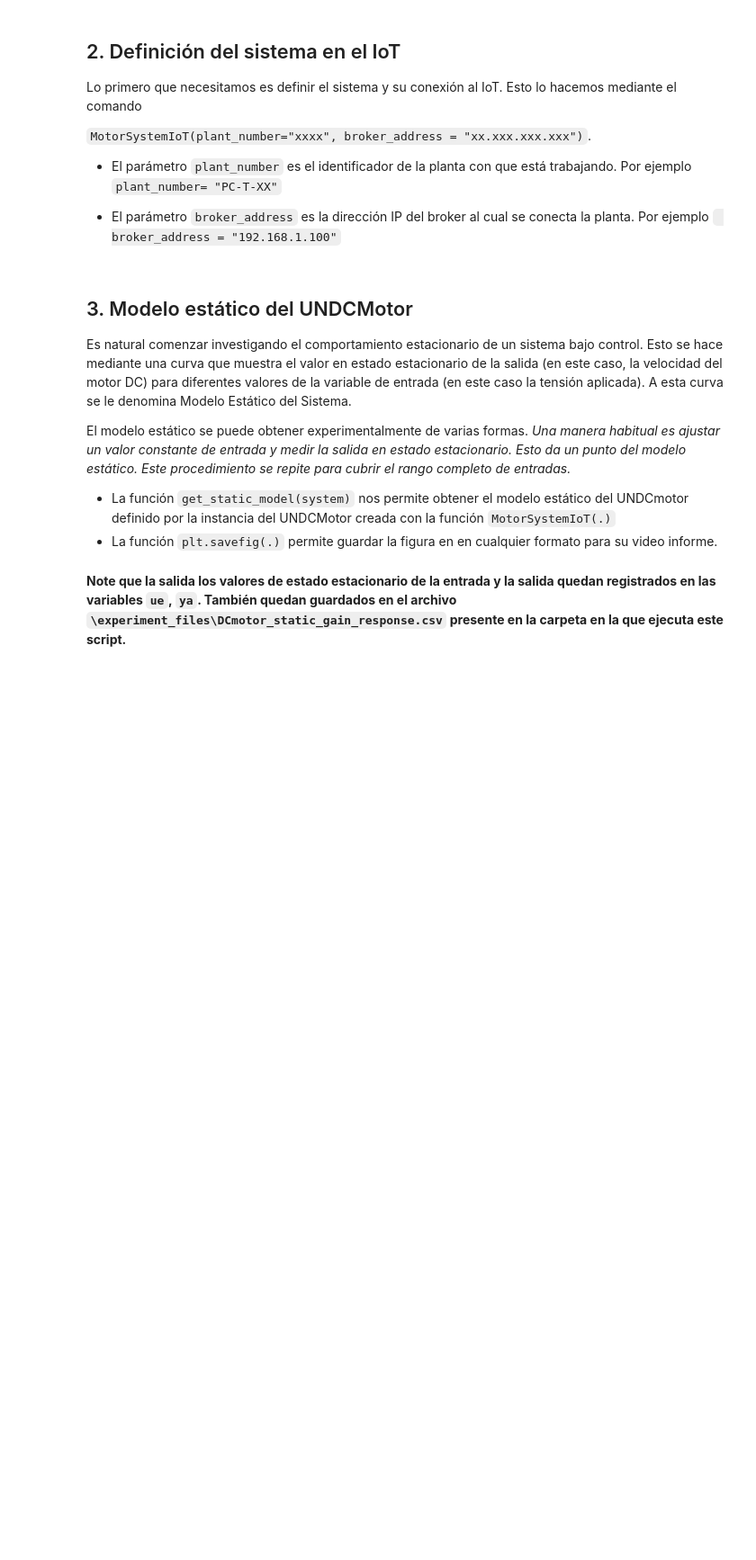
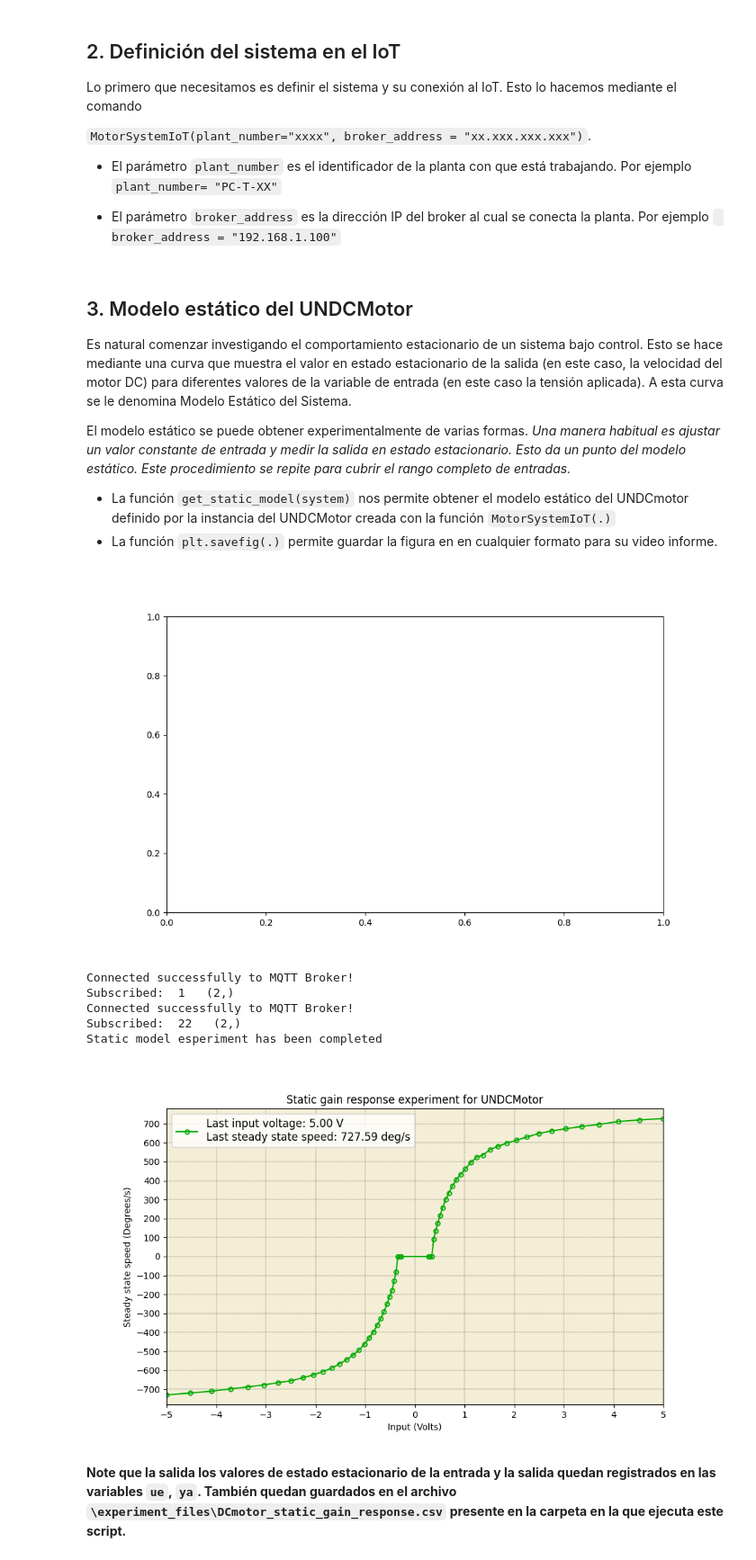
Before and after one commit to nebisman/UNDCMotor, a Jupyter notebook: code/python_code/notebooks/Modeling_and_identification_UNDCMotor.ipynb, the cells around one changed output. Shown: that part at 90% size. Cells and saved outputs as stored; diff of their text form; code cells hidden in the pictures; blank space fills up the shorter version.

```diff
--- a/code/python_code/notebooks/Modeling_and_identification_UNDCMotor.ipynb
+++ b/code/python_code/notebooks/Modeling_and_identification_UNDCMotor.ipynb
@@ -40,7 +40,7 @@ Lo primero que necesitamos es definir el sistema y su conexión al IoT. Esto lo
 
 + El parámetro `broker_address` es la dirección IP del broker al cual se conecta la planta. Por ejemplo ` broker_address = "192.168.1.100"`
 # %%
-my_dcmotor = MotorSystemIoT(plant_number = "xxxx", broker_address = "192.168.1.100")
+my_motor = mot.MotorSystemIoT(plant_number = "MOTOR_LEO", broker_address = "192.168.0.9", port=8883)
 # %% [markdown]
 
 ## 3. Modelo estático del UNDCMotor
@@ -60,9 +60,17 @@ rango completo de entradas.*
 + La  función `get_static_model(system)` nos permite obtener el modelo estático del UNDCmotor definido por la instancia del UNDCMotor creada con la función  `MotorSystemIoT(.)`
 + La función `plt.savefig(.)` permite guardar la figura en en cualquier formato para su video informe.
 # %%
-ue, ye = get_static_model(my_dcmotor)
+ue, ye = mot.get_static_model(my_motor)
 plt.savefig("static_model.png", format="png", bbox_inches="tight")
 plt.show()
+# %% [output]
+[figure, added]
+Connected successfully to MQTT Broker!
+Subscribed:  1   (2,)
+Connected successfully to MQTT Broker!
+Subscribed:  22   (2,)
+Static model esperiment has been completed
+[figure, added]
 # %% [markdown]
 **Note que la salida los valores de estado estacionario de la entrada y la salida quedan registrados en las variables `ue`, `ya`. También quedan guardados en el archivo `\experiment_files\DCmotor_static_gain_response.csv` presente en la carpeta en la que ejecuta este script.**
 # %% [markdown]
```
Also changed, not shown: parts of 1 cell of this notebook.
